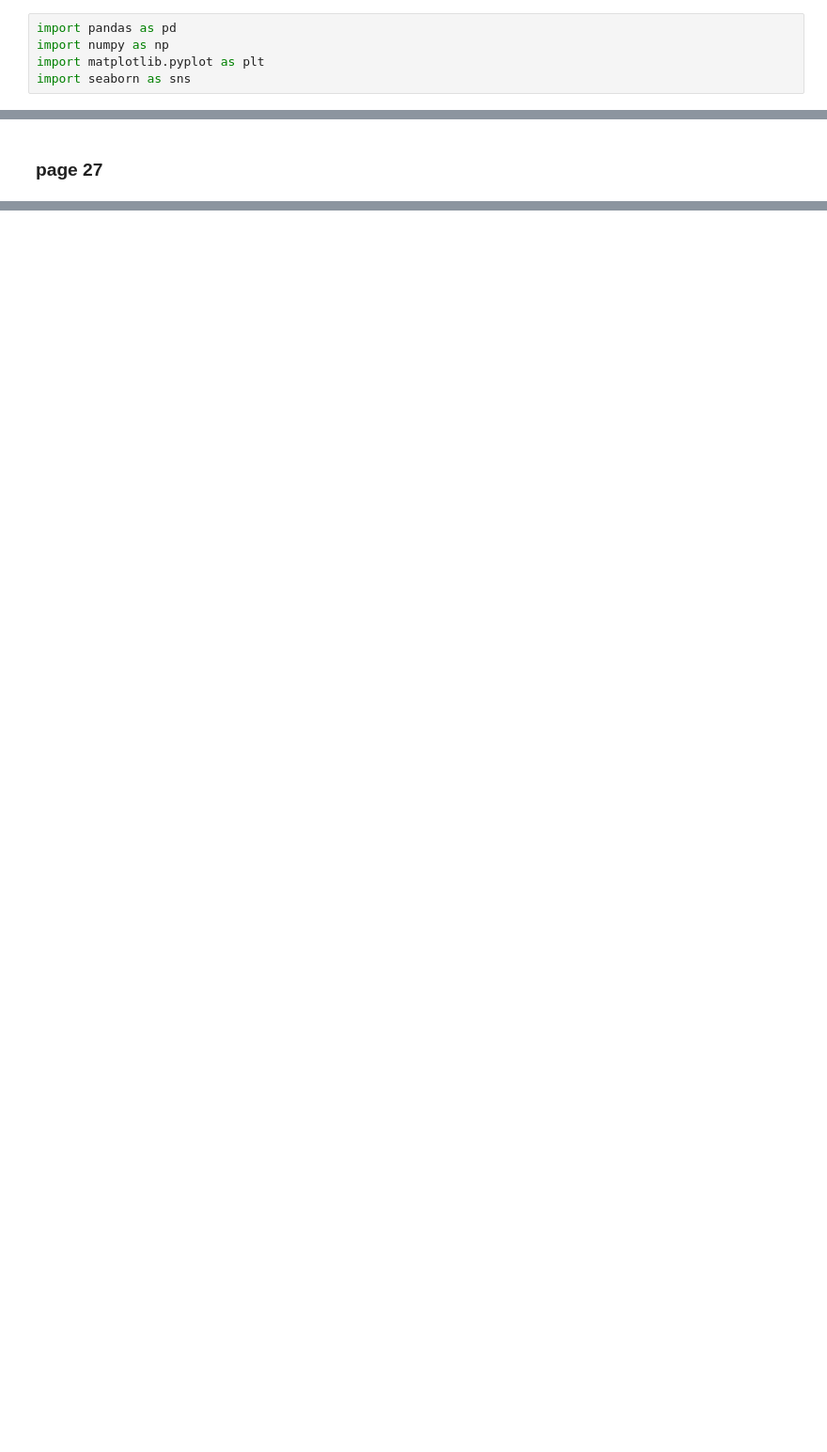
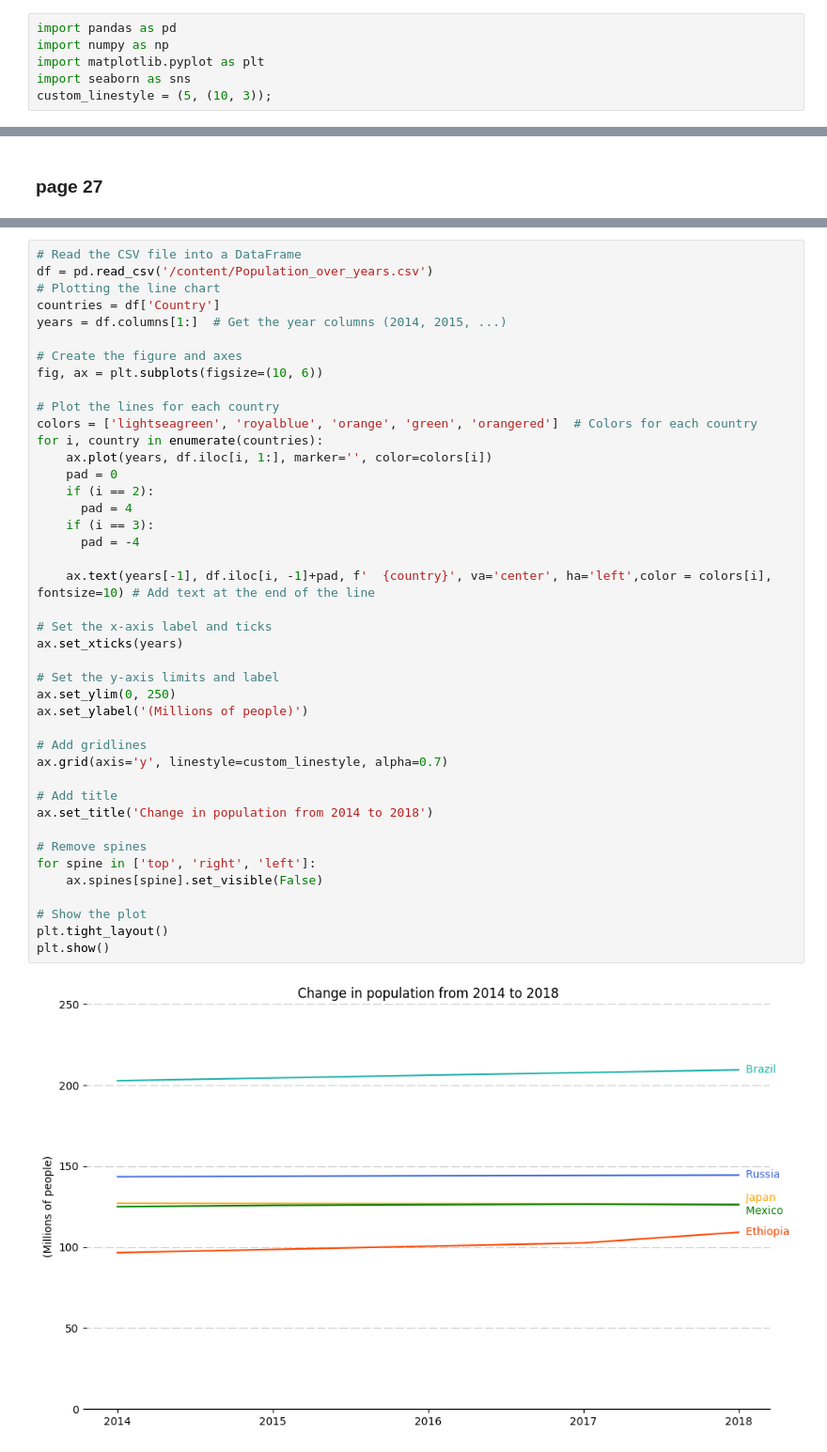
Before and after one commit to Aashish-Raghav/Data-Visualization---Multiple-Plots, a Jupyter notebook: IIT2022010.ipynb, the cells around one changed output, grey strips where cells are left out. Shown at 94% size. Saved outputs shown, nothing was run; the diff lists cells and outputs as text; blank space fills up the shorter version.

Commit message:
Add Line Chart

```diff
--- a/IIT2022010.ipynb
+++ b/IIT2022010.ipynb
@@ -5,6 +5,7 @@ import pandas as pd
 import numpy as np
 import matplotlib.pyplot as plt
 import seaborn as sns
+custom_linestyle = (5, (10, 3));
 # %% [markdown]
 
 # **All Bar Charts**
@@ -858,0 +864,44 @@ plt.show()
+# %%
+# Read the CSV file into a DataFrame
+df = pd.read_csv('/content/Population_over_years.csv')
+# Plotting the line chart
+countries = df['Country']
+years = df.columns[1:]  # Get the year columns (2014, 2015, ...)
+
+# Create the figure and axes
+fig, ax = plt.subplots(figsize=(10, 6))
+
+# Plot the lines for each country
+colors = ['lightseagreen', 'royalblue', 'orange', 'green', 'orangered']  # Colors for each country
+for i, country in enumerate(countries):
+    ax.plot(years, df.iloc[i, 1:], marker='', color=colors[i])
+    pad = 0
+    if (i == 2):
+      pad = 4
+    if (i == 3):
+      pad = -4
+
+    ax.text(years[-1], df.iloc[i, -1]+pad, f'  {country}', va='center', ha='left',color = colors[i], fontsize=10) # Add text at the end of the line
+
+# Set the x-axis label and ticks
+ax.set_xticks(years)
+
+# Set the y-axis limits and label
+ax.set_ylim(0, 250)
+ax.set_ylabel('(Millions of people)')
+
+# Add gridlines
+ax.grid(axis='y', linestyle=custom_linestyle, alpha=0.7)
+
+# Add title
+ax.set_title('Change in population from 2014 to 2018')
+
+# Remove spines
+for spine in ['top', 'right', 'left']:
+    ax.spines[spine].set_visible(False)
+
+# Show the plot
+plt.tight_layout()
+plt.show()
+# %% [output]
+[figure, added]
```
Also changed, not shown: parts of 2 cells of this notebook, 1 other file.
